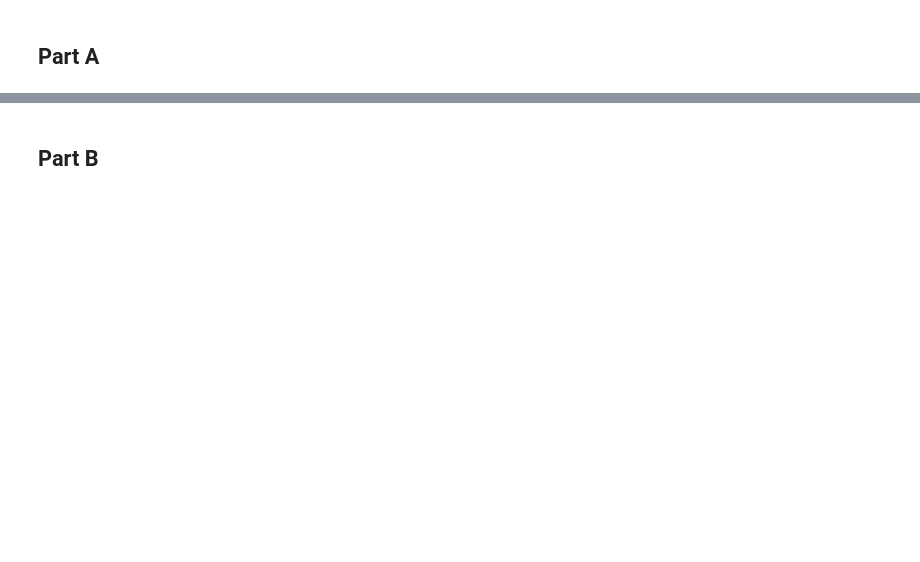
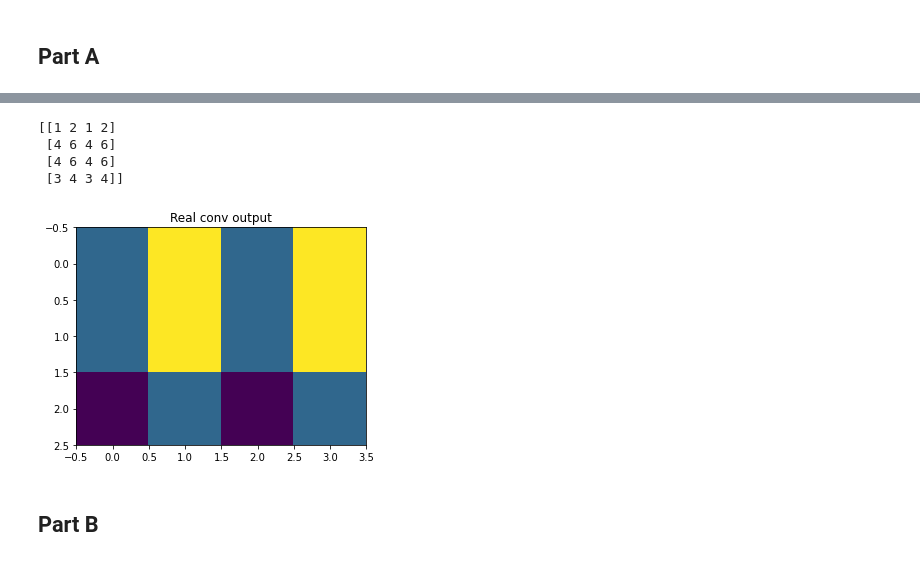
Before and after one commit to masa512/ece558, a Jupyter notebook: set2_problem6.ipynb, the cells around one changed output, grey strips where cells are left out. Drawn from its saved outputs; the diff is of its cells as text; code cells hidden in the pictures; blank space fills up the shorter version.

```diff
--- a/set2_problem6.ipynb
+++ b/set2_problem6.ipynb
@@ -40,3 +103,18 @@ Text(0.5, 1.0, 'Output 2D Array')
+# %%
+# Try real conv
+
+Y_real = scipy.signal.convolve2d(H, X)
+plt.figure()
+plt.imshow(Y_real[1:,:])
+plt.title('Real conv output')
+
+print(Y_real)
+# %% [output]
+[[1 2 1 2]
+ [4 6 4 6]
+ [4 6 4 6]
+ [3 4 3 4]]
+[figure, added]
 # %% [markdown]
 ## Part B
 # %%
```
Also changed, not shown: parts of 14 cells of this notebook.
